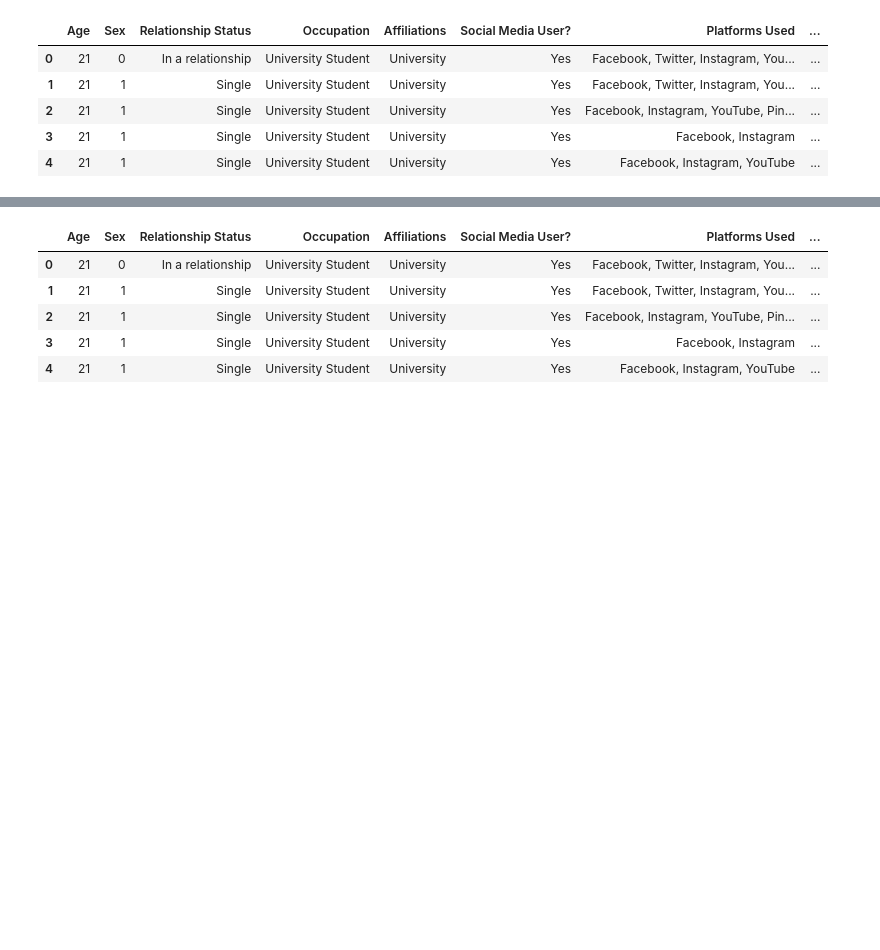
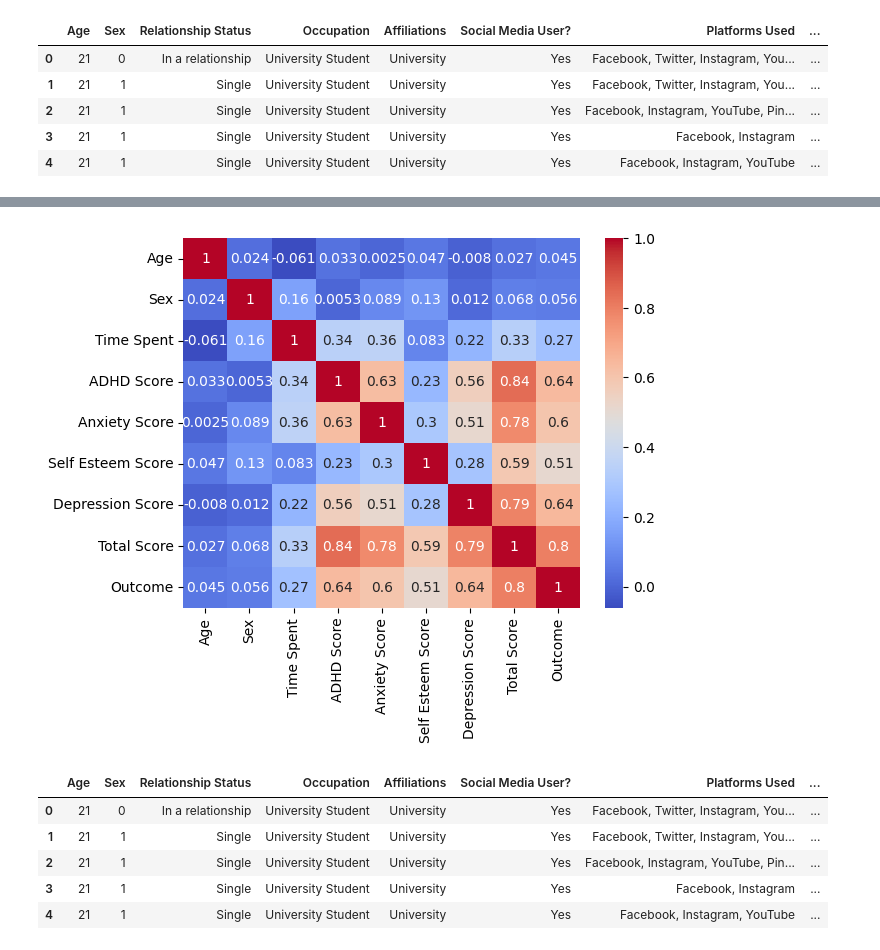
Before and after one commit to bhaktibhatt/the_psychological_toll_of_social_media_on_young_adults_RP, a Jupyter notebook: test1.ipynb, the cells around one changed output, grey strips where cells are left out. Cells and saved outputs as stored; diff of their text form; code cells hidden in the pictures; blank space fills up the shorter version.

Commit message:
correlation matrix generated

```diff
--- a/test1.ipynb
+++ b/test1.ipynb
@@ -403,3 +403,9 @@ corr_matrix
+# %%
+
+sns.heatmap(corr_matrix, annot=True, cmap='coolwarm')
+plt.show()
+# %% [output]
+[figure, added]
 # %%
 data.head()
 # %% [output]
```
Also changed, not shown: parts of 18 cells of this notebook, 1 other file.
